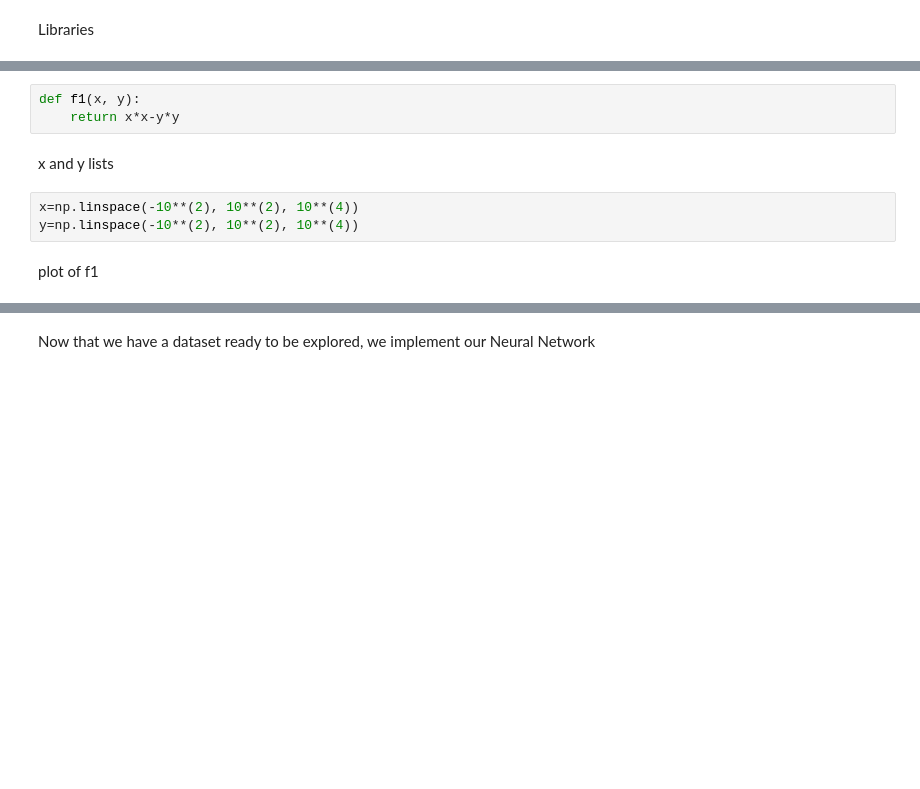
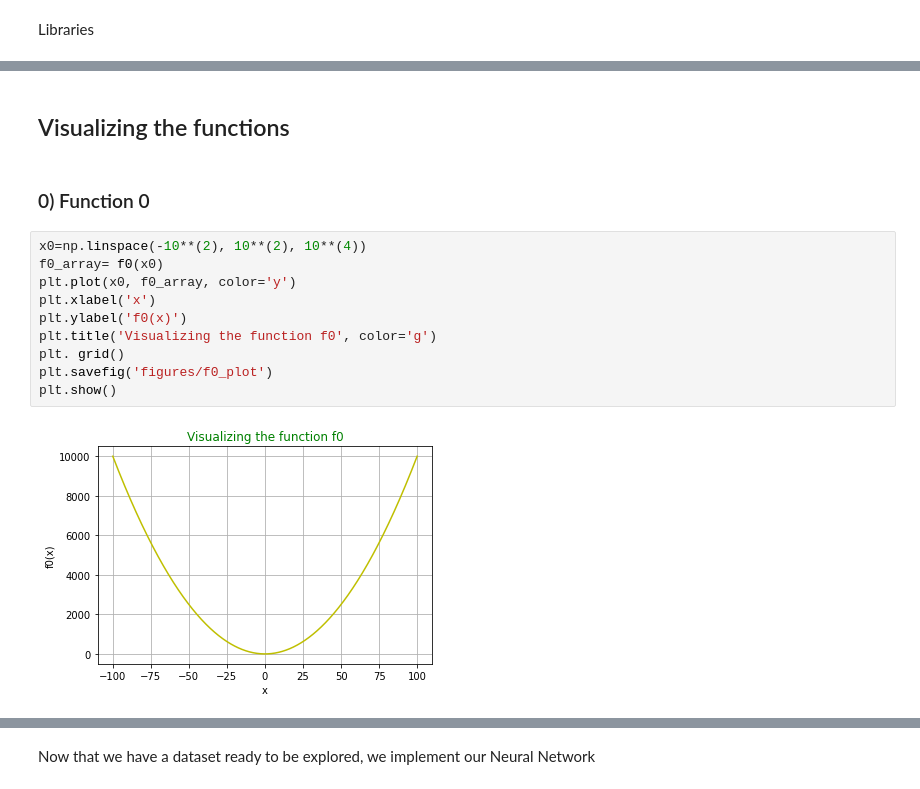
Before and after one commit to cheikh42/functionapproximation, a Jupyter notebook: noteboook.ipynb, the cells around one changed output, grey strips where cells are left out. Drawn from its saved outputs; the diff is of its cells as text; blank space fills up the shorter version.

```diff
--- a/noteboook.ipynb
+++ b/noteboook.ipynb
@@ -22,10 +14,16 @@ First function
-# %%
-def f1(x, y):
-    return x*x-y*y
-# %% [markdown]
-x and y lists
-# %%
-x=np.linspace(-10**(2), 10**(2), 10**(4))
-y=np.linspace(-10**(2), 10**(2), 10**(4))
-# %% [markdown]
-plot of f1
+# %% [markdown]
+## Visualizing the functions
+# %% [markdown]
+### 0) Function 0
+# %%
+x0=np.linspace(-10**(2), 10**(2), 10**(4))
+f0_array= f0(x0)
+plt.plot(x0, f0_array, color='y')
+plt.xlabel('x')
+plt.ylabel('f0(x)')
+plt.title('Visualizing the function f0', color='g')
+plt. grid()
+plt.savefig('figures/f0_plot')
+plt.show()
+# %% [output]
+[figure, added]
```
Also changed, not shown: parts of 34 cells of this notebook, 15 other files.
